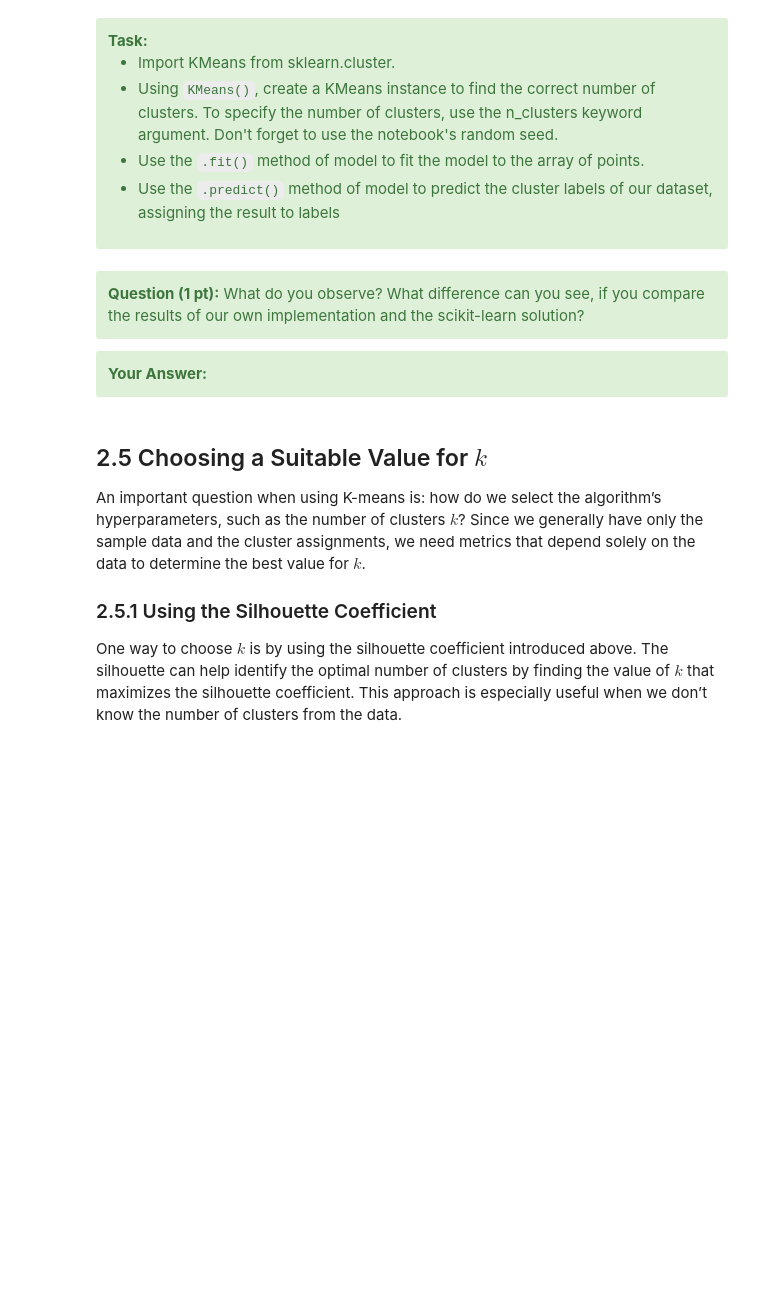
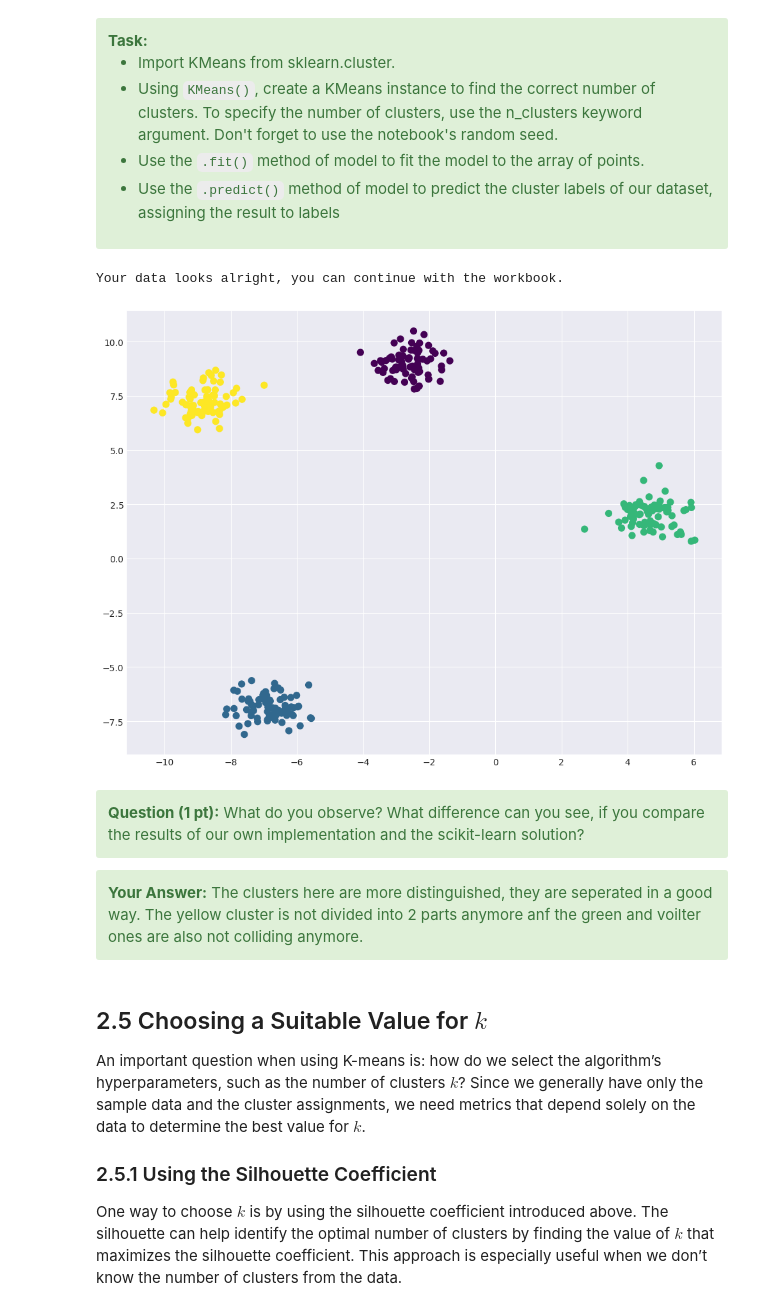
Before and after one commit to samuelrr1/Gay_Clanker, a Jupyter notebook: 2_clustering.ipynb, the cells around one changed output. Saved outputs shown, nothing was run; the diff lists cells and outputs as text; code cells hidden in the pictures; blank space fills up the shorter version.

```diff
--- a/2_clustering.ipynb
+++ b/2_clustering.ipynb
@@ -285,0 +281,12 @@ The silhouette coefficient of a clustering is the mean of all silhouette values.
+# %%
+# STUDENT CODE HERE (2 pts)
+
+from sklearn.metrics import silhouette_score
+score = silhouette_score(X_blob, labels_blob)
+print(score)
+X_blob, y_blob = make_blobs(n_samples=300, centers=4,
+                       cluster_std=0.60, random_state=RANDOM_STATE)
+
+centers, labels_blob = plot_blobs(X_blob, 4, RANDOM_STATE)
+
+# STUDENT CODE until HERE
@@ -310,22 +320,26 @@ Now we start to reproduce the results from above with scikit-learn. We we will e
 # %%
 labels_kmeans: np.ndarray
 
 # STUDENT CODE HERE (3 pts)
-
-labels_kmeans = ...
-
+from sklearn.cluster import KMeans
+model = KMeans(n_clusters=4, random_state=RANDOM_STATE)
+model.fit(X_blob)
+labels_kmeans = model.predict(X_blob)
 # STUDENT CODE until HERE
 #plotting is given
 plt.scatter(X_blob[:, 0], X_blob[:, 1], c=labels_kmeans, s=50, cmap='viridis');
 
 # Sanity check - compare your results
 test_func.test_labels_kmeans(labels_kmeans)
+# %% [output]
+Your data looks alright, you can continue with the workbook.
+[figure, added]
 # %% [markdown]
 <div class="alert alert-block alert-success">
 <b>Question (1 pt):</b> What do you observe? What difference can you see, if you compare the results of our own implementation and the scikit-learn solution?
 </div>
 <div class="alert alert-block alert-success">
-<b>Your Answer:</b>
+<b>Your Answer:</b> The clusters here are more distinguished, they are seperated in a good way. The yellow cluster is not divided into 2 parts anymore anf the green and voilter ones are also not colliding anymore.
 </div>
 # %% [markdown]
 ## 2.5 Choosing a Suitable Value for $k$
```
Also changed, not shown: parts of 8 cells of this notebook.
